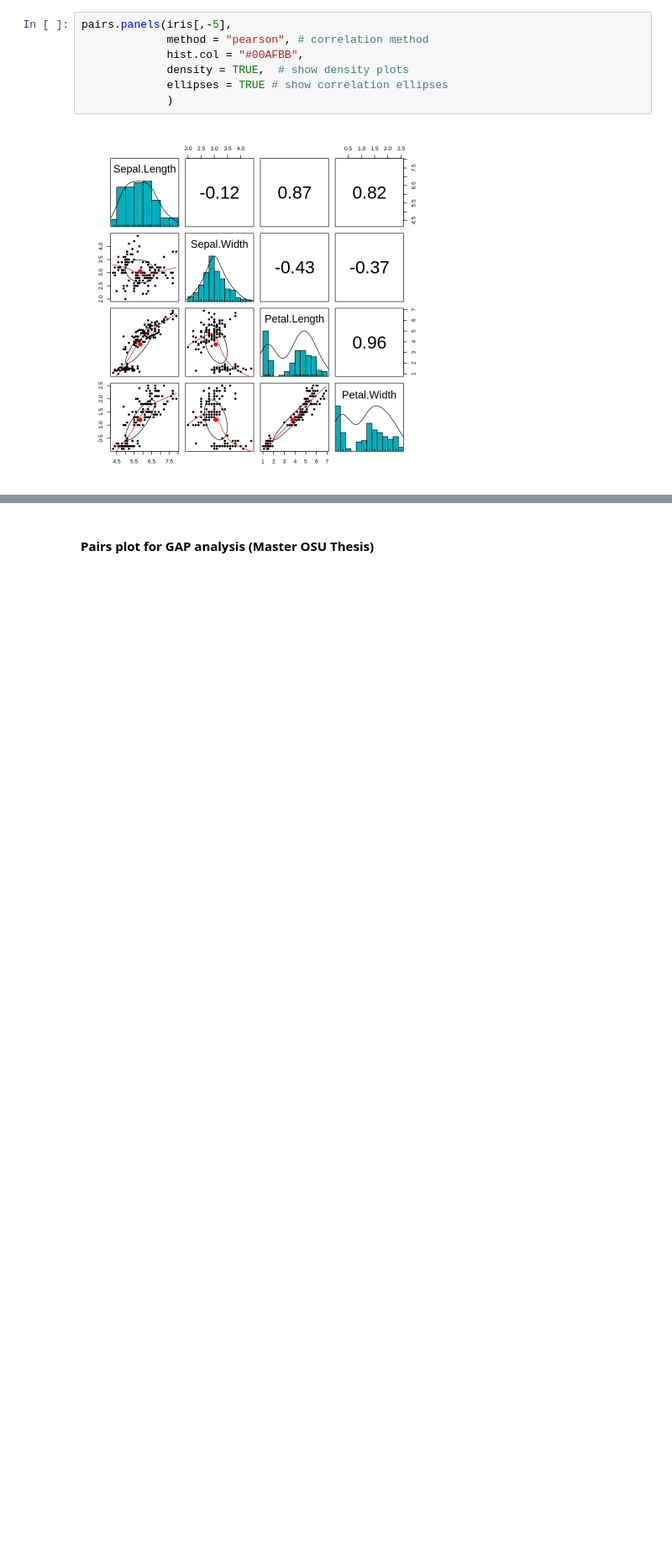
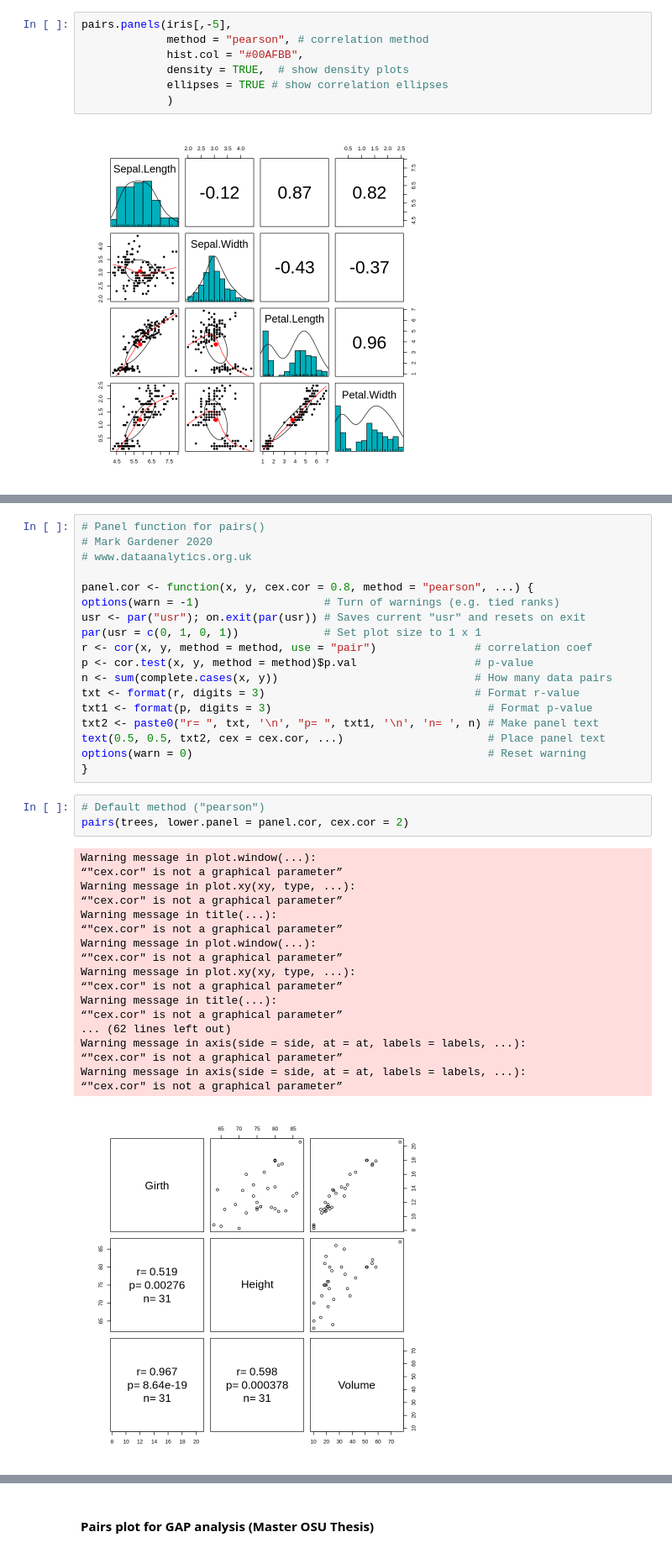
Before and after one commit to noayarae/plot_templates, a Jupyter notebook: pairs_plot_R.ipynb, the cells around one changed output, grey strips where cells are left out. Shown at 84% size. Saved outputs shown, nothing was run; the diff lists cells and outputs as text; blank space fills up the shorter version.

```diff
--- a/pairs_plot_R.ipynb
+++ b/pairs_plot_R.ipynb
@@ -226,0 +230,40 @@ pairs.panels(iris[,-5],
+# %%
+# Panel function for pairs()
+# Mark Gardener 2020
+# www.dataanalytics.org.uk
+
+panel.cor <- function(x, y, cex.cor = 0.8, method = "pearson", ...) {
+options(warn = -1)                   # Turn of warnings (e.g. tied ranks)
+usr <- par("usr"); on.exit(par(usr)) # Saves current "usr" and resets on exit
+par(usr = c(0, 1, 0, 1))             # Set plot size to 1 x 1
+r <- cor(x, y, method = method, use = "pair")               # correlation coef
+p <- cor.test(x, y, method = method)$p.val                  # p-value
+n <- sum(complete.cases(x, y))                              # How many data pairs
+txt <- format(r, digits = 3)                                # Format r-value
+txt1 <- format(p, digits = 3)                                 # Format p-value
+txt2 <- paste0("r= ", txt, '\n', "p= ", txt1, '\n', 'n= ', n) # Make panel text
+text(0.5, 0.5, txt2, cex = cex.cor, ...)                      # Place panel text
+options(warn = 0)                                             # Reset warning
+}
+# %%
+# Default method ("pearson")
+pairs(trees, lower.panel = panel.cor, cex.cor = 2)
+# %% [output]
+Warning message in plot.window(...):
+“"cex.cor" is not a graphical parameter”
+Warning message in plot.xy(xy, type, ...):
+“"cex.cor" is not a graphical parameter”
+Warning message in title(...):
+“"cex.cor" is not a graphical parameter”
+Warning message in plot.window(...):
+“"cex.cor" is not a graphical parameter”
+Warning message in plot.xy(xy, type, ...):
+“"cex.cor" is not a graphical parameter”
+Warning message in title(...):
+“"cex.cor" is not a graphical parameter”
+... (62 lines left out)
+Warning message in axis(side = side, at = at, labels = labels, ...):
+“"cex.cor" is not a graphical parameter”
+Warning message in axis(side = side, at = at, labels = labels, ...):
+“"cex.cor" is not a graphical parameter”
+[figure, added]
```
Also changed, not shown: parts of 2 cells of this notebook.
